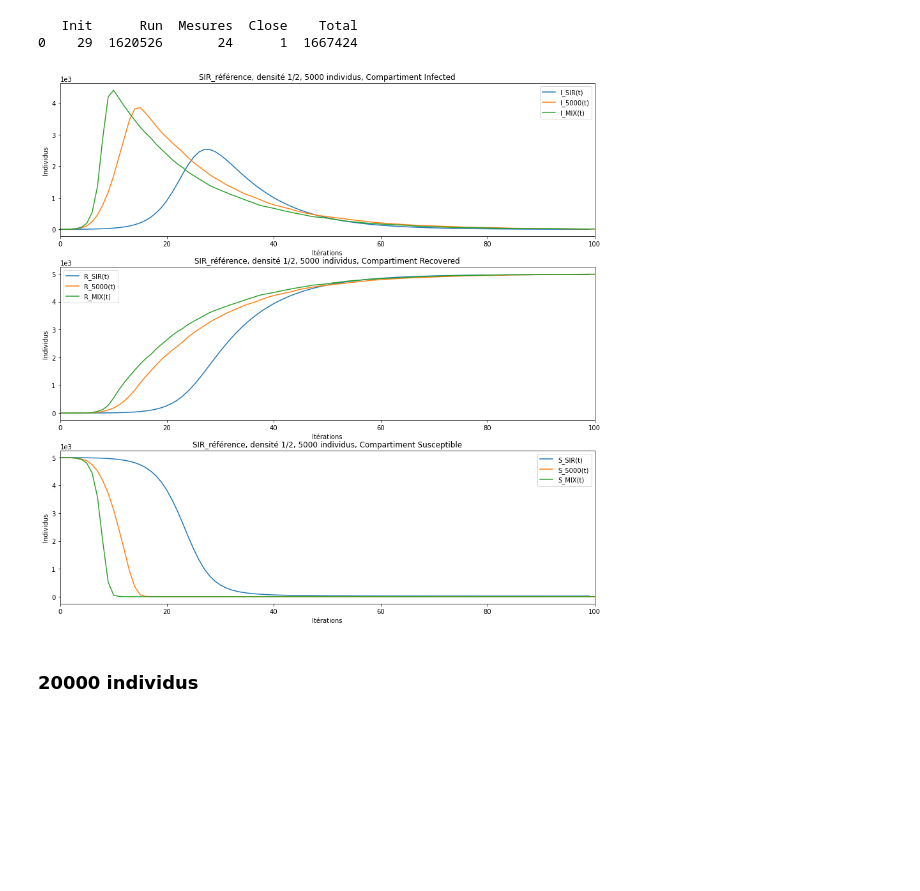
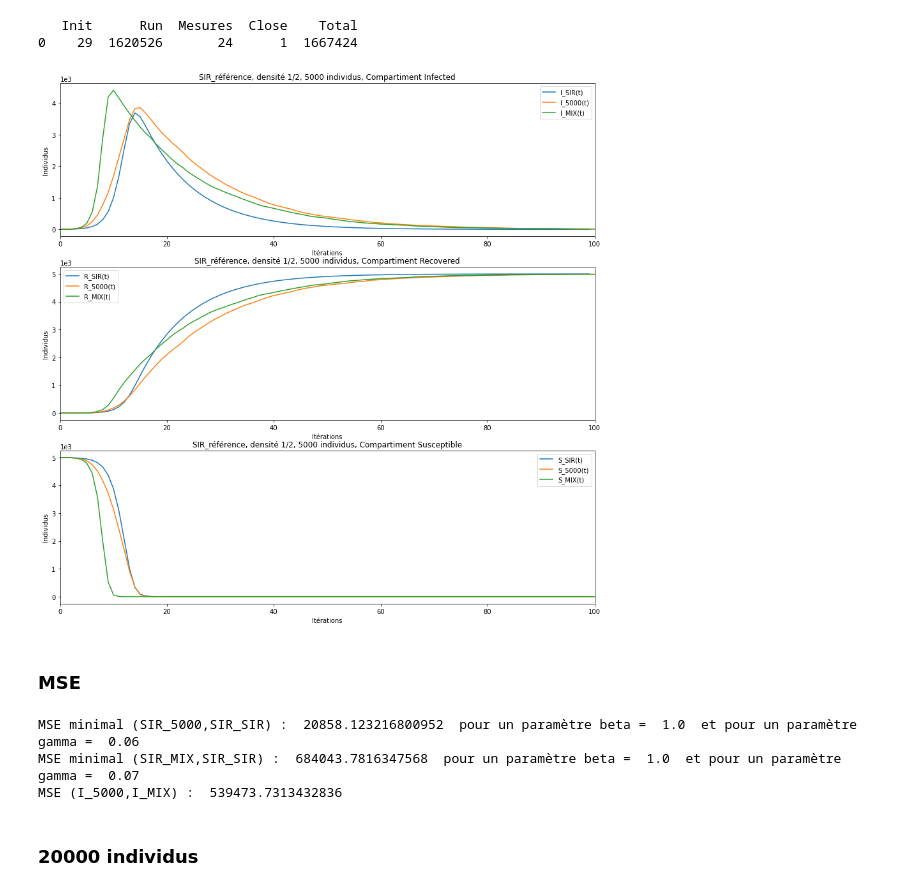
Before and after one commit to maximepasquier/Diversity, a Jupyter notebook: Python/SIR_reference.ipynb, the cells around one changed output. Cells and saved outputs as stored; diff of their text form; code cells hidden in the pictures; blank space fills up the shorter version.

```diff
--- a/Python/SIR_reference.ipynb
+++ b/Python/SIR_reference.ipynb
@@ -5,7 +5,7 @@ import numpy as np
 import math
 from pathlib import Path
 # %%
-def infection(S, I, R, N, iterations):
+def infection(S, I, R, N, iterations, I_comp, S_comp, R_comp, beta, gamma):
     for i in range(iterations):
         S, I, R = S - beta * ((S * I) / N), I + beta * ((S * I) / N) - gamma * I, R + gamma * I
         S_comp.append(S)
@@ -35,7 +58,7 @@ N = 5000 # S + I = N
 S = N - 1
 I = 1
 R = 0
-beta = 0.5
+beta = 1
 gamma = 0.1
 iterations = 100
 
@@ -43,7 +66,7 @@ S_comp = [] # infected compartment
 I_comp = [] # susceptible compartment
 R_comp = [] # recovered compartment
 
-infection(S, I, R, N, iterations)
+infection(S, I, R, N, iterations, I_comp, S_comp, R_comp, beta, gamma)
 figure = plt.figure(figsize=(15, 15))
 
 # Infected
@@ -63,43 +86,60 @@ plt.xlim([0, iterations])
 # Recovered
 plt.subplot(3,1,2)
 R_SIR, = plt.plot(R_comp, label='R_SIR(t)')
 R_5000, = plt.plot(recovered1, label='R_5000(t)')
 R_MIX, = plt.plot(recovered2, label='R_MIX(t)')
 
 plt.title("SIR_référence, densité 1/2, 5000 individus, Compartiment Recovered")
 plt.xlabel("Itérations")
 plt.ylabel("Individus")
 plt.legend(handles=[R_SIR, R_5000, R_MIX])
 
 plt.ticklabel_format(style='sci', axis='y', scilimits=(0,0)) # use scientific notation
 plt.xlim([0, iterations])
 
 # Susceptible
 plt.subplot(3,1,3)
 S_SIR, = plt.plot(S_comp, label='S_SIR(t)')
 S_5000, = plt.plot((N-contamine1)['Nombre de contaminés'].subtract(recovered1['Recovered']), label='S_5000(t)')
 S_MIX, = plt.plot((N-contamine2)['Nombre de contaminés'].subtract(recovered2['Recovered']), label='S_MIX(t)')
 
 plt.title("SIR_référence, densité 1/2, 5000 individus, Compartiment Susceptible")
 plt.xlabel("Itérations")
 plt.ylabel("Individus")
 plt.legend(handles=[S_SIR, S_5000, S_MIX])
 
 plt.ticklabel_format(style='sci', axis='y', scilimits=(0,0)) # use scientific notation
 plt.xlim([0, iterations])
 
 plt.show()
-
-# MSE I
-#print("MSE I : ", np.square(np.subtract(contamine['Nombre de contaminés'].values.tolist(),I_comp)).mean())
-
-# MSE S
-#print("MSE S : ", np.square(np.subtract(nombre_individus_data_S.values.tolist(),S_comp)).mean())
-
-# MSE R
-#print("MSE R : ", np.square(np.subtract(recovered['Recovered'].values.tolist(),R_comp)).mean())
 # %% [output]
-[figure, old version]
+[figure, new version]
+# %% [markdown]
+### MSE
+# %%
+susceptible1 = (N-contamine1)['Nombre de contaminés'].subtract(recovered1['Recovered'])
+mse1 = SIR_mse_calc(N,contamine1,susceptible1,recovered1)
+print("MSE minimal (SIR_5000,SIR_SIR) : ", mse1[0], " pour un paramètre beta = ", mse1[1], " et pour un paramètre gamma = ", mse1[2])
+
+susceptible2 = (N-contamine2)['Nombre de contaminés'].subtract(recovered2['Recovered'])
+mse2 = SIR_mse_calc(N,contamine2,susceptible2,recovered2)
+print("MSE minimal (SIR_MIX,SIR_SIR) : ", mse2[0], " pour un paramètre beta = ", mse2[1], " et pour un paramètre gamma = ", mse2[2])
+
+# Adapt length
+if(len(contamine1) < len(contamine2)):
+    contamine2 = contamine2[:len(contamine1)]
+    recovered2 = recovered2[:len(recovered1)]
+    susceptible2 = susceptible2[:len(susceptible1)]
+else:
+    contamine1 = contamine1[:len(contamine2)]
+    recovered1 = recovered1[:len(recovered2)]
+    susceptible1 = susceptible1[:len(susceptible2)]
+
+print("MSE (I_5000,I_MIX) : ", np.square(np.subtract(contamine1['Nombre de contaminés'].values.tolist(),contamine2['Nombre de contaminés'].values.tolist())).mean() + np.square(np.subtract(recovered1['Recovered'].values.tolist(),recovered2['Recovered'].values.tolist())).mean() + np.square(np.subtract(susceptible1.values.tolist(),susceptible2.values.tolist())).mean())
+# %% [output]
+MSE minimal (SIR_5000,SIR_SIR) :  20858.123216800952  pour un paramètre beta =  1.0  et pour un paramètre gamma =  0.06
+MSE minimal (SIR_MIX,SIR_SIR) :  684043.7816347568  pour un paramètre beta =  1.0  et pour un paramètre gamma =  0.07
+MSE (I_5000,I_MIX) :  539473.7313432836
 # %% [markdown]
 ### 20000 individus
 # %%
```
Also changed, not shown: parts of 46 cells of this notebook, 1 other file.
